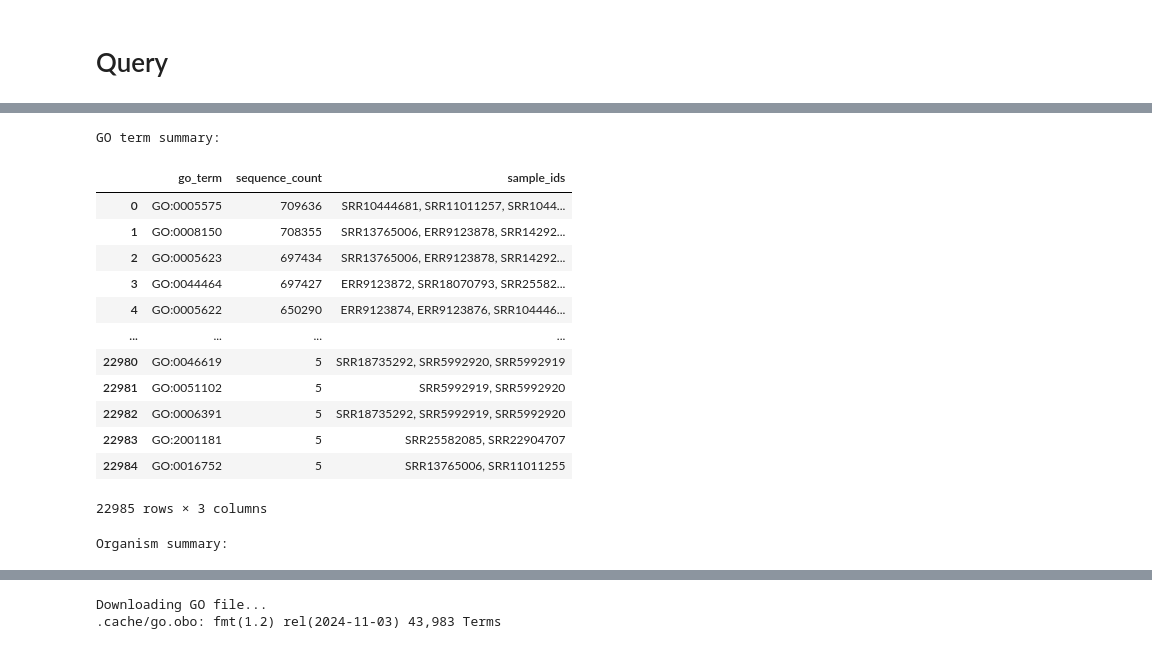
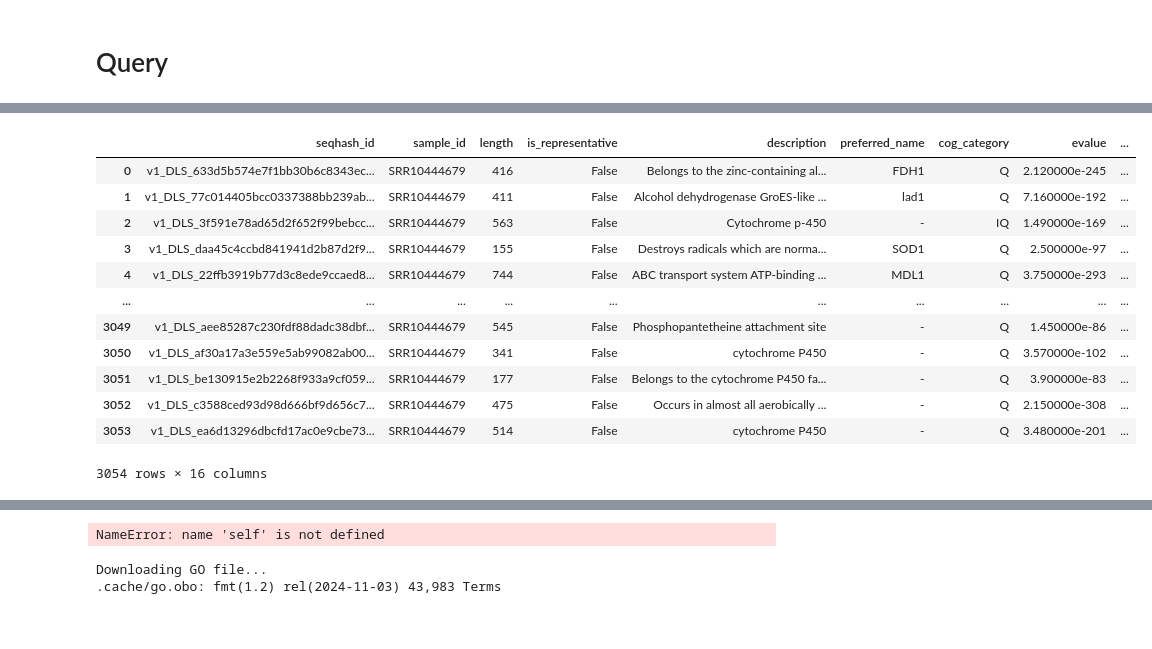
Before and after one commit to arudhir/planter, a Jupyter notebook: notebooks/database.ipynb, the cells around one changed output, grey strips where cells are left out. Cells and saved outputs as stored; diff of their text form; code cells hidden in the pictures.

```diff
--- a/notebooks/database.ipynb
+++ b/notebooks/database.ipynb
@@ -101,0 +102,7 @@ INFO:planter.database.builder:Processed ERR9123876: 26284 sequences, 24646 annot
+# %%
+from planter.database.query_manager import DatabaseManager
+db_path = "/mnt/data2/planter_outputs/planter2.duckdb"
+
+with DatabaseManager(db_path) as db_manager:
+    summary = db_manager.query_manager.database_summary()
+    display(summary)
@@ -138,32 +216,53 @@ Found sequences:                                           seqhash_id
 # %%
 from planter.database.query_manager import DatabaseManager
 
 db_path = "/mnt/data2/planter_outputs/planter2.duckdb"
 output_dir = "/mnt/data2/planter_outputs"
 
 with DatabaseManager(db_path) as db_manager:
+    sample_ids = ["SRR18070780", "SRR10444679"]
+    # sample_id_condition = ", ".join([f"'{sample_id}'" for sample_id in sample_ids])
+    cog_categories = ['Q']  # desired COG categories
+    # cog_category_condition = ", ".join([f"'{c}'" for c in cog_categories])
+
+    go_terms = ['GO:0075109']  # example GO terms to search
+
+    params = {
+        "sample_id_condition": sample_ids,  # e.g., "s.sample_id IN ('SRR18070780', 'SRR18070781')"
+        "cog_category_condition": ['M', 'Q'],
+        # "go_term_condition": go_terms,  # pass a list of GO terms
+        "min_length_condition": "s.length >= 100",
+        "max_length_condition": "s.length <= 1000",
+        "description_condition": None,
+        "organism_condition": None,
+        # "limit": 10,
+    }
+
+    results = db_manager.query_manager.search_sequences(params=params)
+    display(results)
+
     # call go_term_summary dynamically
-    go_summary = db_manager.query_manager.go_term_summary(None, None, 5)
-    print("\nGO term summary:")
-    display(go_summary)
+    # go_summary = db_manager.query_manager.go_term_summary(None, None, 5)
+    # print("\nGO term summary:")
+    # display(go_summary)
 
     # call organism_summary dynamically
-    organism_summary = db_manager.query_manager.organism_summary()
-    print("\nOrganism summary:")
-    display(organism_summary)
+    # organism_summary = db_manager.query_manager.organism_summary()
+    # print("\nOrganism summary:")
+    # display(organism_summary)
+    # print(dir(db_manager.query_manager))
+    # db_manager.query_manager.search_sequences('v1_DLS_31412ec4347c212e6892097053de8dc39cd53341988080fd7b80866c35840a0a.p1')
 # %% [output]
+|  | seqhash_id | sample_id | length | is_representative | description | preferred_name | cog_category | evalue | ... |
+| 0 | v1_DLS_633d5b574e7f1bb30b6c8343ec... | SRR10444679 | 416 | False | Belongs to the zinc-containing al... | FDH1 | Q | 2.120000e-245 | ... |
+| 1 | v1_DLS_77c014405bcc0337388bb239ab... | SRR10444679 | 411 | False | Alcohol dehydrogenase GroES-like ... | lad1 | Q | 7.160000e-192 | ... |
+| 2 | v1_DLS_3f591e78ad65d2f652f99bebcc... | SRR10444679 | 563 | False | Cytochrome p-450 | - | IQ | 1.490000e-169 | ... |
+| 3 | v1_DLS_daa45c4ccbd841941d2b87d2f9... | SRR10444679 | 155 | False | Destroys radicals which are norma... | SOD1 | Q | 2.500000e-97 | ... |
+| 4 | v1_DLS_22ffb3919b77d3c8ede9ccaed8... | SRR10444679 | 744 | False | ABC transport system ATP-binding ... | MDL1 | Q | 3.750000e-293 | ... |
+| ... | ... | ... | ... | ... | ... | ... | ... | ... | ... |
+| 3049 | v1_DLS_aee85287c230fdf88dadc38dbf... | SRR10444679 | 545 | False | Phosphopantetheine attachment site | - | Q | 1.450000e-86 | ... |
+| 3050 | v1_DLS_af30a17a3e559e5ab99082ab00... | SRR10444679 | 341 | False | cytochrome P450 | - | Q | 3.570000e-102 | ... |
+| 3051 | v1_DLS_be130915e2b2268f933a9cf059... | SRR10444679 | 177 | False | Belongs to the cytochrome P450 fa... | - | Q | 3.900000e-83 | ... |
+| 3052 | v1_DLS_c3588ced93d98d666bf9d656c7... | SRR10444679 | 475 | False | Occurs in almost all aerobically ... | - | Q | 2.150000e-308 | ... |
+| 3053 | v1_DLS_ea6d13296dbcfd17ac0e9cbe73... | SRR10444679 | 514 | False | cytochrome P450 | - | Q | 3.480000e-201 | ... |
-GO term summary:
+3054 rows × 16 columns
-|  | go_term | sequence_count | sample_ids |
-| 0 | GO:0005575 | 709636 | SRR10444681, SRR11011257, SRR1044... |
-| 1 | GO:0008150 | 708355 | SRR13765006, ERR9123878, SRR14292... |
-| 2 | GO:0005623 | 697434 | SRR13765006, ERR9123878, SRR14292... |
-| 3 | GO:0044464 | 697427 | ERR9123872, SRR18070793, SRR25582... |
-| 4 | GO:0005622 | 650290 | ERR9123874, ERR9123876, SRR104446... |
-| ... | ... | ... | ... |
-| 22980 | GO:0046619 | 5 | SRR18735292, SRR5992920, SRR5992919 |
-| 22981 | GO:0051102 | 5 | SRR5992919, SRR5992920 |
-| 22982 | GO:0006391 | 5 | SRR18735292, SRR5992919, SRR5992920 |
-| 22983 | GO:2001181 | 5 | SRR25582085, SRR22904707 |
-| 22984 | GO:0016752 | 5 | SRR13765006, SRR11011255 |
-22985 rows × 3 columns
-Organism summary:
@@ -187,3 +269,7 @@ Organism summary:
+# %%
+self.con.execute(query).fetchdf()
+# %% [output]
+NameError: name 'self' is not defined
 # %%
 import requests
 from pathlib import Path
```
Also changed, not shown: parts of 10 cells of this notebook, 3 other files.
